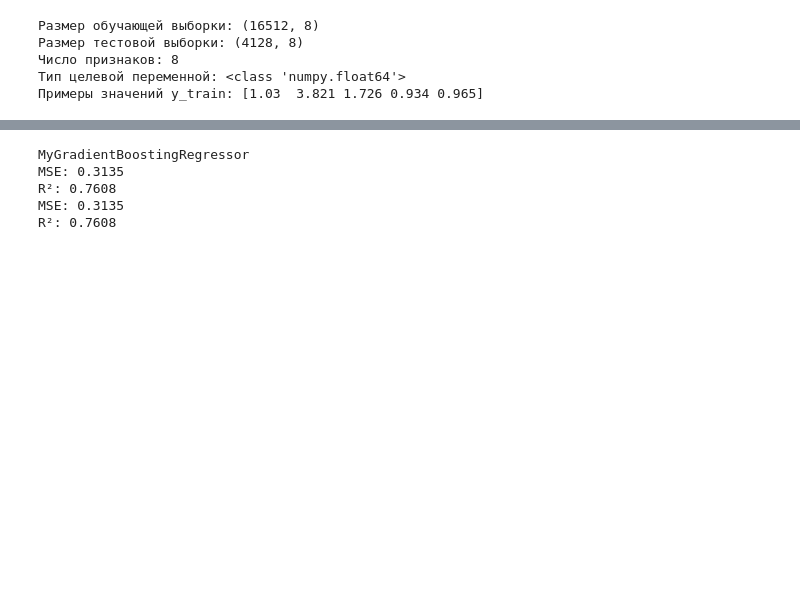
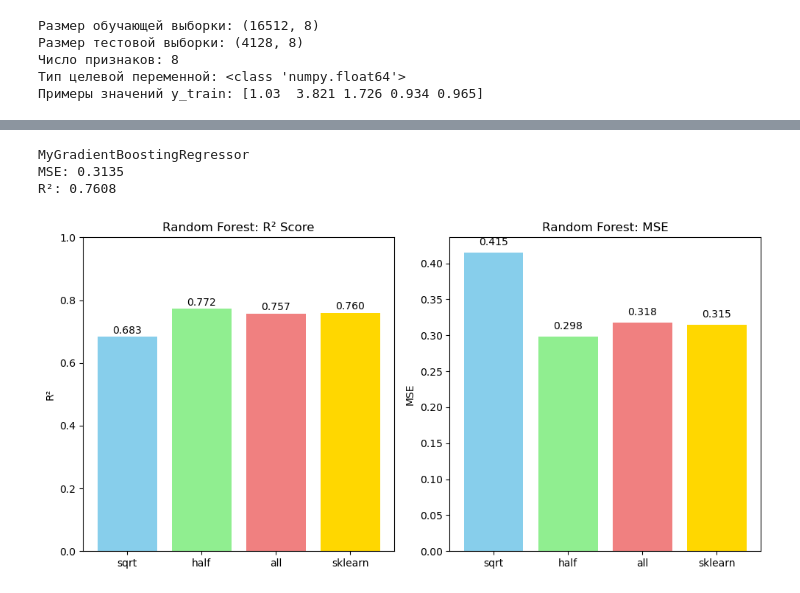
Before and after one commit to Kabanya/ml_and_risk_management, a Jupyter notebook: Lesson_04_Ensembles/Lesson_04_Ensembles_.ipynb, the cells around one changed output, grey strips where cells are left out. Saved outputs shown, nothing was run; the diff lists cells and outputs as text; code cells hidden in the pictures; blank space fills up the shorter version.

```diff
--- a/Lesson_04_Ensembles/Lesson_04_Ensembles_.ipynb
+++ b/Lesson_04_Ensembles/Lesson_04_Ensembles_.ipynb
@@ -1223,6 +1225,6 @@ MSE: 0.3145
 # %%
 print(f"\nMyGradientBoostingRegressor")
-my_gb = MyGradientBoostingRegressor(
+my_gb = MyGBDTRegressor(
   n_estimators=100,
   learning_rate=0.1,
   max_depth=3,
@@ -1237,86 +1239,33 @@ gb_r2 = r2_score(y_test, gb_pred)
 
 print(f"MSE: {gb_mse:.4f}")
 print(f"R²: {gb_r2:.4f}")
-gb_r2 = r2_score(y_test, gb_pred)
-
-print(f"MSE: {gb_mse:.4f}")
-print(f"R²: {gb_r2:.4f}")
 # %% [output]
 MyGradientBoostingRegressor
 MSE: 0.3135
 R²: 0.7608
-MSE: 0.3135
-R²: 0.7608
 # %%
-
 plt.figure(figsize=(15, 5))
 # R² для разных стратегий
 plt.subplot(1, 3, 1)
 strategies_full = list(rf_results.keys()) + ['sklearn']
 r2_values = [rf_results[s]['R2'] for s in rf_results.keys()] + [sklearn_r2]
 bars = plt.bar(strategies_full, r2_values, color=['skyblue', 'lightgreen', 'lightcoral', 'gold'])
 plt.title('Random Forest: R² Score')
 plt.ylabel('R²')
 plt.ylim(0, 1)
 for i, v in enumerate(r2_values):
   plt.text(i, v + 0.01, f'{v:.3f}', ha='center')
 
 # MSE для разных стратегий
 plt.subplot(1, 3, 2)
 mse_values = [rf_results[s]['MSE'] for s in rf_results.keys()] + [sklearn_mse]
 bars = plt.bar(strategies_full, mse_values, color=['skyblue', 'lightgreen', 'lightcoral', 'gold'])
 plt.title('Random Forest: MSE')
 plt.ylabel('MSE')
 for i, v in enumerate(mse_values):
   plt.text(i, v + 0.01, f'{v:.3f}', ha='center')
 
 plt.tight_layout()
 plt.show()
-
-print(f"{'Модель':<30} {'MSE':<8} {'MAE':<8} {'R²':<8}")
-print("-" * 54)
-
-n_features = X_train.shape[1]
-print(f"Общее число фичей: {n_features}")
-print(f"sqrt({n_features}) = {int(np.ceil(np.sqrt(n_features)))}")
-print(f"half of {n_features} = {int(np.ceil(n_features * 0.5))}")
-print(f"all = {n_features}")
-
-print(f"\nВыводы:")
-print(f"- Стратегия 'sqrt' использует {int(np.ceil(np.sqrt(n_features)))} фичей на дерево")
-print(f"- Стратегия 'half' использует {int(np.ceil(n_features * 0.5))} фичей на дерево")
-print(f"- Стратегия 'all' использует все {n_features} фичей на дерево")
-
-print(f"\nКоличество деревьев в MyGradientBoostingRegressor")
-# n_trees_list = [10, 25, 50, 100, 1000, 2500]
-n_trees_list = [10, 25, 50, 100, 250]
-tree_results = {}
-
-for n_trees in n_trees_list:
-  print(f"\n--- MyGradientBoostingRegressor с {n_trees} деревьями ---")
-
-  my_gb = MyGradientBoostingRegressor(
-    n_estimators=n_trees,
-    learning_rate=0.1,
-    max_depth=3,
-    min_samples_leaf=1,
-    random_state=42,
-    categorical_features=categorical_features
-  )
-  my_gb.fit(X_train, y_train)
-  y_pred = my_gb.predict(X_test)
-
-  r2 = r2_score(y_test, y_pred)
-  tree_results[n_trees] = r2
-  print(f"R²: {r2:.4f}")
-
-# График влияния количества деревьев
-plt.figure(figsize=(8, 6))
-plt.plot(list(tree_results.keys()), list(tree_results.values()), 'o-', linewidth=2, markersize=8)
-plt.title('Влияние количества деревьев на качество MyGradientBoostingRegressor')
-plt.xlabel('Количество деревьев')
-plt.ylabel('R² Score')
-plt.grid(True, alpha=0.3)
-for n_trees, r2 in tree_results.items():
-  plt.annotate(f'{r2:.3f}', (n_trees, r2), textcoords="offset points", xytext=(0,10), ha='center')
-plt.show()
+# %% [output]
+[figure, added]
```
Also changed, not shown: parts of 28 cells of this notebook.
